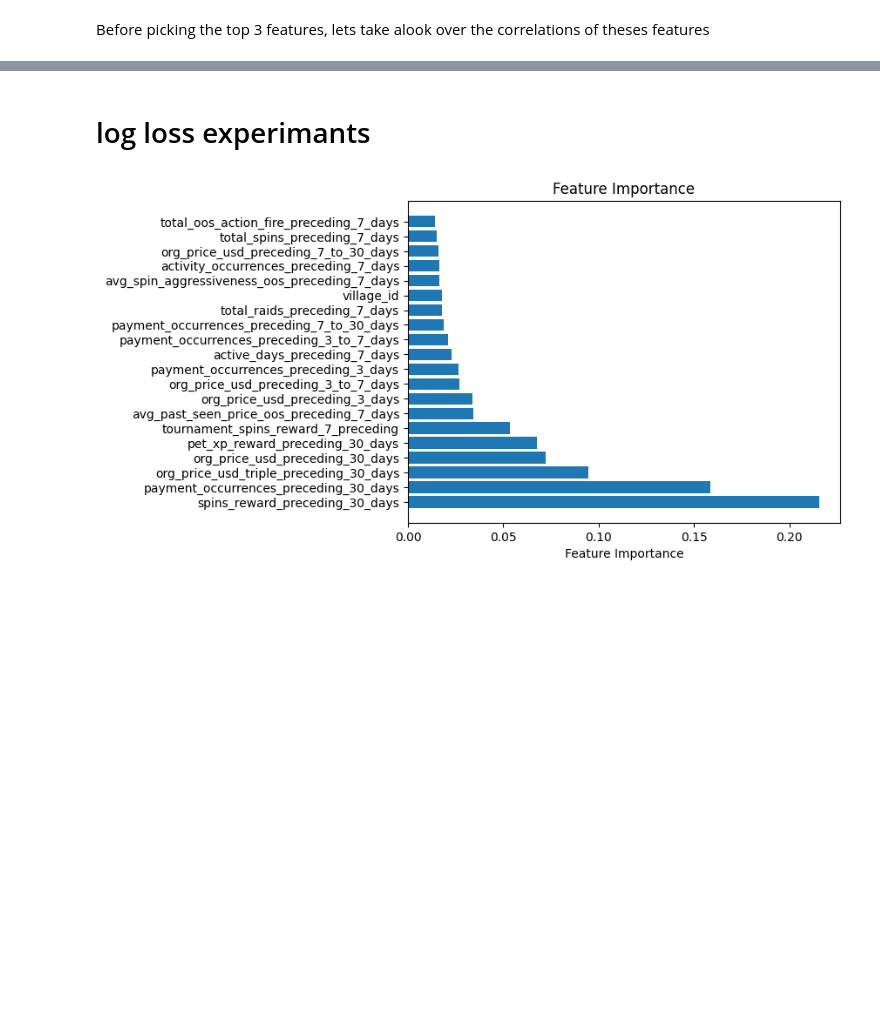
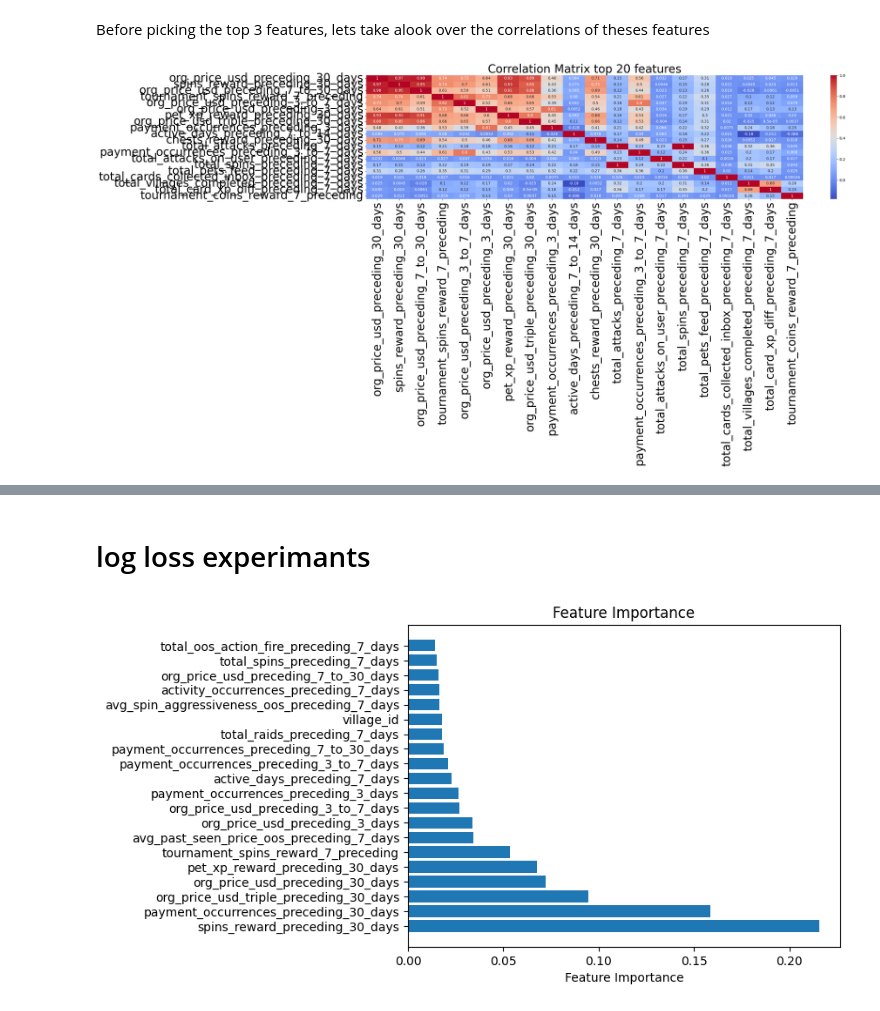
Before and after one commit to razisamuely/MoonActive, a Jupyter notebook: Task_1_Prediction.ipynb, the cells around one changed output, grey strips where cells are left out. Drawn from its saved outputs; the diff is of its cells as text; code cells hidden in the pictures; blank space fills up the shorter version.

```diff
--- a/Task_1_Prediction.ipynb
+++ b/Task_1_Prediction.ipynb
@@ -119,12 +119,14 @@ plot_feature_importance(feature_importances = feature_importances,
 # %% [markdown]
 Before picking the top 3 features, lets take alook over the correlations of theses features
 # %%
-for i in range(2,20):
+for i in range(2,21):
     plot_correlation_top_features(df = X_train,
                                   top_n = i ,
                                   feature_importances=feature_importances,
                                   feature_names = feature_names)
     clear_output(wait=True)
+# %% [output]
+[figure, added]
 # %% [markdown]
 <p align="center">
     <img src="https://raw.githubusercontent.com/razisamuely/MoonActive/main/gif/2023-04-14%2021.29.15.gif?token=GHSAT0AAAAAAB6GIEH4V3QFQTPE7AWXFO6MZB25CSA"  width="900" height="700">
```
Also changed, not shown: parts of 9 cells of this notebook, 13 other files.
